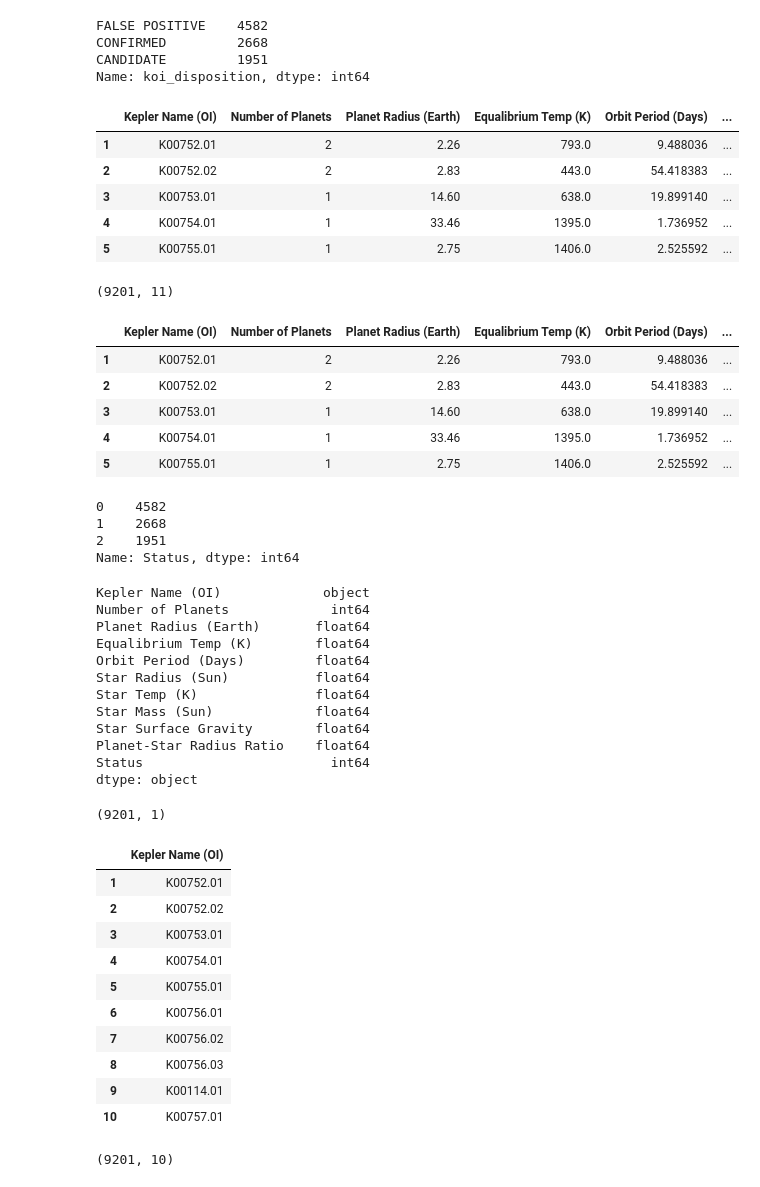
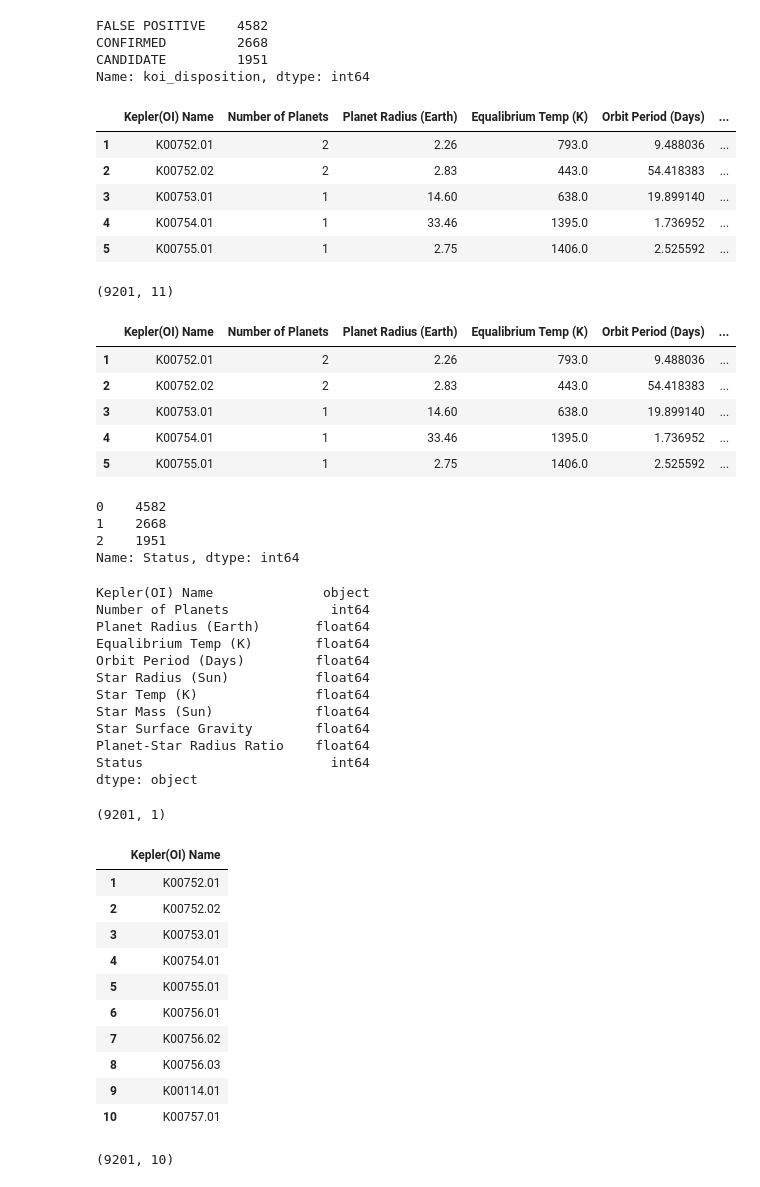
Before and after one commit to psidhu42/Group-3-NASA-Exoplanets, a Jupyter notebook: Project-Test/kepler-data-model.ipynb, the cells around one changed output. Drawn from its saved outputs; the diff is of its cells as text; code cells hidden in the pictures.

```diff
--- a/Project-Test/kepler-data-model.ipynb
+++ b/Project-Test/kepler-data-model.ipynb
@@ -93,16 +93,16 @@ Name: koi_disposition, dtype: int64
 # %%
 # Give columns proper names:
 
-clean_exoplanet_df.columns = ['Kepler Name (OI)', 'Number of Planets', 'Planet Radius (Earth)',
+clean_exoplanet_df.columns = ['Kepler(OI) Name', 'Number of Planets', 'Planet Radius (Earth)',
                               'Equalibrium Temp (K)', 'Orbit Period (Days)','Star Radius (Sun)',
                               'Star Temp (K)', 'Star Mass (Sun)', 'Star Surface Gravity', 'Planet-Star Radius Ratio', 'Status']
 
 # Stellar Surface Gravity (log10(cm s-2)
 # The base-10 logarithm of the acceleration due to gravity at the surface of the star.
 
 clean_exoplanet_df.head()
 # %% [output]
-|  | Kepler Name (OI) | Number of Planets | Planet Radius (Earth) | Equalibrium Temp (K) | Orbit Period (Days) | ... |
+|  | Kepler(OI) Name | Number of Planets | Planet Radius (Earth) | Equalibrium Temp (K) | Orbit Period (Days) | ... |
 | 1 | K00752.01 | 2 | 2.26 | 793.0 | 9.488036 | ... |
 | 2 | K00752.02 | 2 | 2.83 | 443.0 | 54.418383 | ... |
 | 3 | K00753.01 | 1 | 14.60 | 638.0 | 19.899140 | ... |
@@ -115,7 +115,7 @@ print(nm_value_df.shape)
 nm_value_df.head()
 # %% [output]
 (9201, 11)
-|  | Kepler Name (OI) | Number of Planets | Planet Radius (Earth) | Equalibrium Temp (K) | Orbit Period (Days) | ... |
+|  | Kepler(OI) Name | Number of Planets | Planet Radius (Earth) | Equalibrium Temp (K) | Orbit Period (Days) | ... |
 | 1 | K00752.01 | 2 | 2.26 | 793.0 | 9.488036 | ... |
 | 2 | K00752.02 | 2 | 2.83 | 443.0 | 54.418383 | ... |
 | 3 | K00753.01 | 1 | 14.60 | 638.0 | 19.899140 | ... |
@@ -133,7 +133,7 @@ Name: Status, dtype: int64
 # Check data types in columns:
 nm_value_df.dtypes
 # %% [output]
-Kepler Name (OI)             object
+Kepler(OI) Name              object
 Number of Planets             int64
 Planet Radius (Earth)       float64
 Equalibrium Temp (K)        float64
@@ -147,12 +147,12 @@ Status                        int64
 dtype: object
 # %%
 # Create a new DataFrame that holds only the Kepler Object of Intrest (OI) names:
-names_df = nm_value_df[["Kepler Name (OI)"]]
+names_df = nm_value_df[["Kepler(OI) Name"]]
 print(names_df.shape)
 names_df.head(10)
 # %% [output]
 (9201, 1)
-|  | Kepler Name (OI) |
+|  | Kepler(OI) Name |
 | 1 | K00752.01 |
 | 2 | K00752.02 |
 | 3 | K00753.01 |
```
Also changed, not shown: parts of 3 cells of this notebook, 1 other file.
